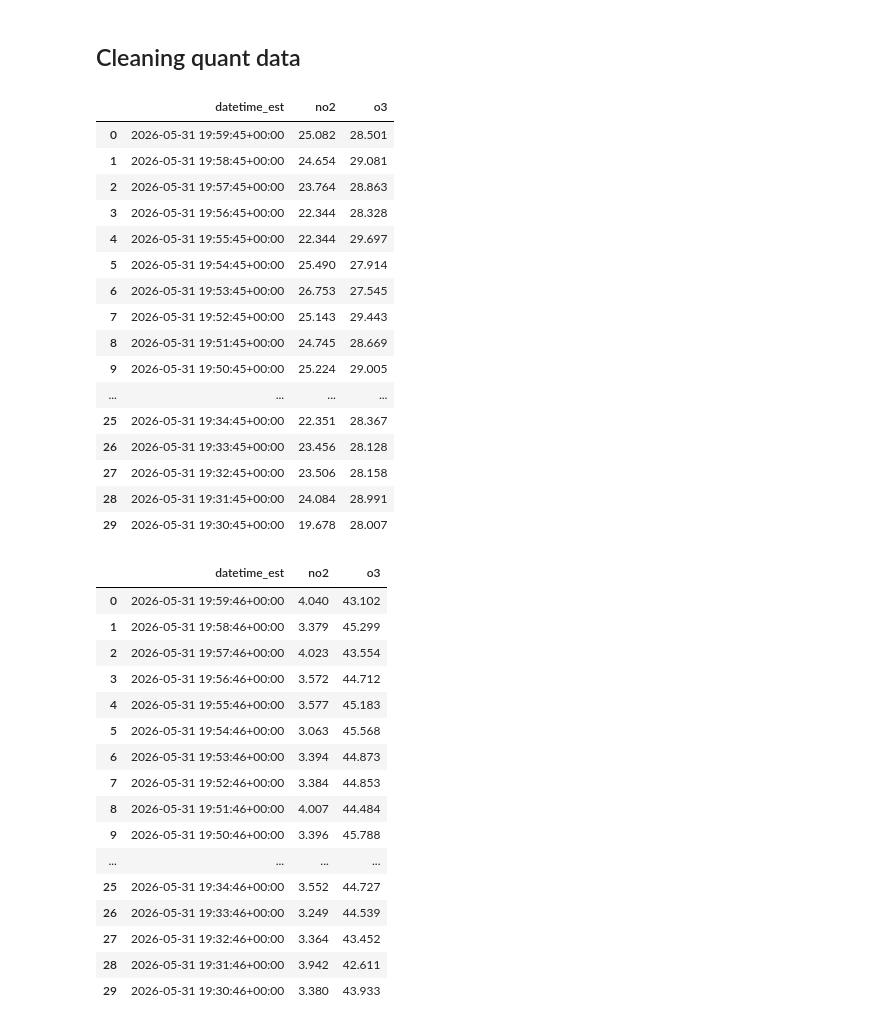
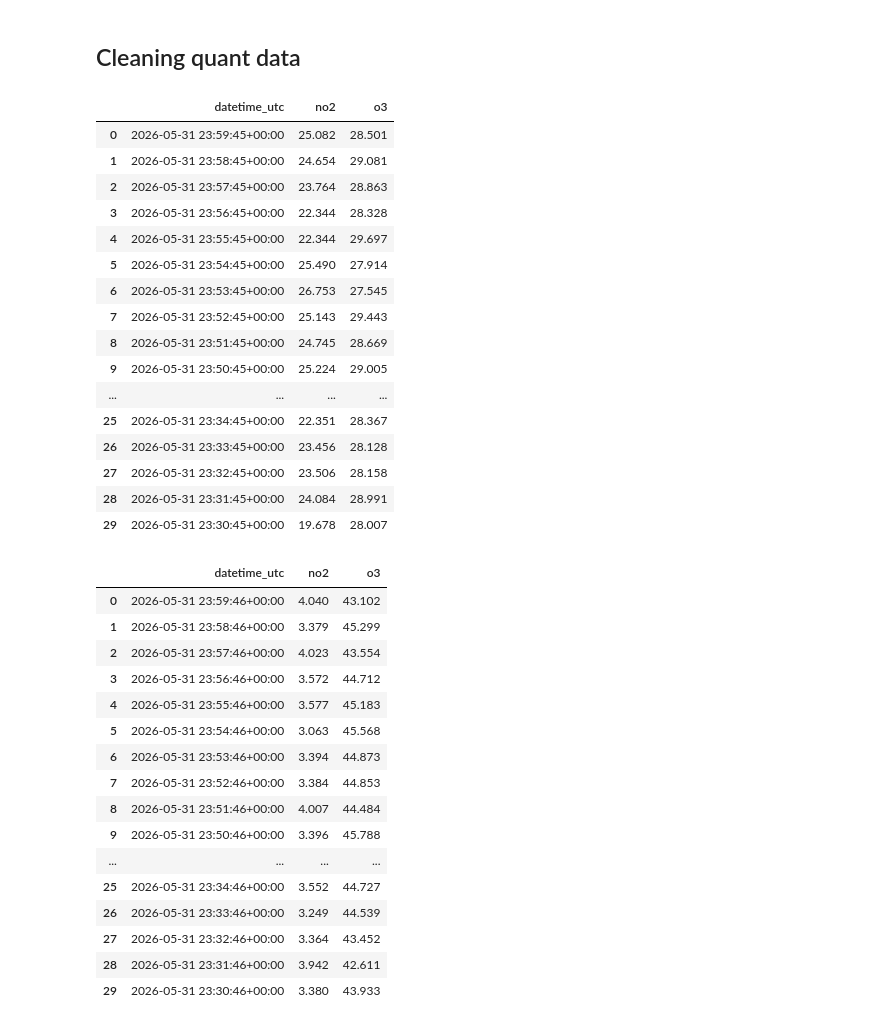
Before and after one commit to jacklardner/no2-o3-calibration, a Jupyter notebook: data cleaning.ipynb, the cells around one changed output. Cells and saved outputs as stored; diff of their text form; code cells hidden in the pictures.

```diff
--- a/data cleaning.ipynb
+++ b/data cleaning.ipynb
@@ -79,26 +83,26 @@ mjf_recal = pd.read_csv("raw Quant data/mjf recalibrated.csv")
 pema_raw = pd.read_csv("raw Quant data/pema raw.csv")
 pha_raw = pd.read_csv("raw Quant data/pha raw.csv")
 # %%
-dpw_raw = (dpw_raw[["timestamp_local", "no2", "o3"]].rename(columns={"timestamp_local": "datetime_est"}))
-dpw_raw["datetime_est"] = pd.to_datetime(dpw_raw["datetime_est"])
+dpw_raw = dpw_raw[["timestamp", "no2", "o3"]].rename(columns={"timestamp": "datetime_utc"})
+dpw_raw["datetime_utc"] = pd.to_datetime(dpw_raw["datetime_utc"])
 
 dpw_raw.head(30)
 # %% [output]
-|  | datetime_est | no2 | o3 |
-| 0 | 2026-05-31 19:59:45+00:00 | 25.082 | 28.501 |
-| 1 | 2026-05-31 19:58:45+00:00 | 24.654 | 29.081 |
-| 2 | 2026-05-31 19:57:45+00:00 | 23.764 | 28.863 |
-| 3 | 2026-05-31 19:56:45+00:00 | 22.344 | 28.328 |
-| 4 | 2026-05-31 19:55:45+00:00 | 22.344 | 29.697 |
-| 5 | 2026-05-31 19:54:45+00:00 | 25.490 | 27.914 |
-| 6 | 2026-05-31 19:53:45+00:00 | 26.753 | 27.545 |
-| 7 | 2026-05-31 19:52:45+00:00 | 25.143 | 29.443 |
-| 8 | 2026-05-31 19:51:45+00:00 | 24.745 | 28.669 |
-| 9 | 2026-05-31 19:50:45+00:00 | 25.224 | 29.005 |
+|  | datetime_utc | no2 | o3 |
+| 0 | 2026-05-31 23:59:45+00:00 | 25.082 | 28.501 |
+| 1 | 2026-05-31 23:58:45+00:00 | 24.654 | 29.081 |
+| 2 | 2026-05-31 23:57:45+00:00 | 23.764 | 28.863 |
+| 3 | 2026-05-31 23:56:45+00:00 | 22.344 | 28.328 |
+| 4 | 2026-05-31 23:55:45+00:00 | 22.344 | 29.697 |
+| 5 | 2026-05-31 23:54:45+00:00 | 25.490 | 27.914 |
+| 6 | 2026-05-31 23:53:45+00:00 | 26.753 | 27.545 |
+| 7 | 2026-05-31 23:52:45+00:00 | 25.143 | 29.443 |
+| 8 | 2026-05-31 23:51:45+00:00 | 24.745 | 28.669 |
+| 9 | 2026-05-31 23:50:45+00:00 | 25.224 | 29.005 |
 | ... | ... | ... | ... |
-| 25 | 2026-05-31 19:34:45+00:00 | 22.351 | 28.367 |
-| 26 | 2026-05-31 19:33:45+00:00 | 23.456 | 28.128 |
-| 27 | 2026-05-31 19:32:45+00:00 | 23.506 | 28.158 |
-| 28 | 2026-05-31 19:31:45+00:00 | 24.084 | 28.991 |
-| 29 | 2026-05-31 19:30:45+00:00 | 19.678 | 28.007 |
+| 25 | 2026-05-31 23:34:45+00:00 | 22.351 | 28.367 |
+| 26 | 2026-05-31 23:33:45+00:00 | 23.456 | 28.128 |
+| 27 | 2026-05-31 23:32:45+00:00 | 23.506 | 28.158 |
+| 28 | 2026-05-31 23:31:45+00:00 | 24.084 | 28.991 |
+| 29 | 2026-05-31 23:30:45+00:00 | 19.678 | 28.007 |
 # %%
@@ -108,26 +112,26 @@ dpw_quant_cleaned["datetime_est"] = dpw_quant_cleaned["datetime_est"].dt.tz_loca
 dpw_quant_cleaned.head()
 dpw_quant_cleaned.to_csv("cleaned quant data/dpw_cleaned.csv", index=False)
 # %%
-mjf_raw = (mjf_raw[["timestamp_local", "no2", "o3"]].rename(columns={"timestamp_local": "datetime_est"}))
-mjf_raw["datetime_est"] = pd.to_datetime(mjf_raw["datetime_est"])
+mjf_raw = mjf_raw[["timestamp", "no2", "o3"]].rename(columns={"timestamp": "datetime_utc"})
+mjf_raw["datetime_utc"] = pd.to_datetime(mjf_raw["datetime_utc"])
 
 mjf_raw.head(30)
 # %% [output]
-|  | datetime_est | no2 | o3 |
-| 0 | 2026-05-31 19:59:46+00:00 | 4.040 | 43.102 |
-| 1 | 2026-05-31 19:58:46+00:00 | 3.379 | 45.299 |
-| 2 | 2026-05-31 19:57:46+00:00 | 4.023 | 43.554 |
-| 3 | 2026-05-31 19:56:46+00:00 | 3.572 | 44.712 |
-| 4 | 2026-05-31 19:55:46+00:00 | 3.577 | 45.183 |
-| 5 | 2026-05-31 19:54:46+00:00 | 3.063 | 45.568 |
-| 6 | 2026-05-31 19:53:46+00:00 | 3.394 | 44.873 |
-| 7 | 2026-05-31 19:52:46+00:00 | 3.384 | 44.853 |
-| 8 | 2026-05-31 19:51:46+00:00 | 4.007 | 44.484 |
-| 9 | 2026-05-31 19:50:46+00:00 | 3.396 | 45.788 |
+|  | datetime_utc | no2 | o3 |
+| 0 | 2026-05-31 23:59:46+00:00 | 4.040 | 43.102 |
+| 1 | 2026-05-31 23:58:46+00:00 | 3.379 | 45.299 |
+| 2 | 2026-05-31 23:57:46+00:00 | 4.023 | 43.554 |
+| 3 | 2026-05-31 23:56:46+00:00 | 3.572 | 44.712 |
+| 4 | 2026-05-31 23:55:46+00:00 | 3.577 | 45.183 |
+| 5 | 2026-05-31 23:54:46+00:00 | 3.063 | 45.568 |
+| 6 | 2026-05-31 23:53:46+00:00 | 3.394 | 44.873 |
+| 7 | 2026-05-31 23:52:46+00:00 | 3.384 | 44.853 |
+| 8 | 2026-05-31 23:51:46+00:00 | 4.007 | 44.484 |
+| 9 | 2026-05-31 23:50:46+00:00 | 3.396 | 45.788 |
 | ... | ... | ... | ... |
-| 25 | 2026-05-31 19:34:46+00:00 | 3.552 | 44.727 |
-| 26 | 2026-05-31 19:33:46+00:00 | 3.249 | 44.539 |
-| 27 | 2026-05-31 19:32:46+00:00 | 3.364 | 43.452 |
-| 28 | 2026-05-31 19:31:46+00:00 | 3.942 | 42.611 |
-| 29 | 2026-05-31 19:30:46+00:00 | 3.380 | 43.933 |
+| 25 | 2026-05-31 23:34:46+00:00 | 3.552 | 44.727 |
+| 26 | 2026-05-31 23:33:46+00:00 | 3.249 | 44.539 |
+| 27 | 2026-05-31 23:32:46+00:00 | 3.364 | 43.452 |
+| 28 | 2026-05-31 23:31:46+00:00 | 3.942 | 42.611 |
+| 29 | 2026-05-31 23:30:46+00:00 | 3.380 | 43.933 |
 # %%
```
Also changed, not shown: parts of 21 cells of this notebook, 11 other files.
